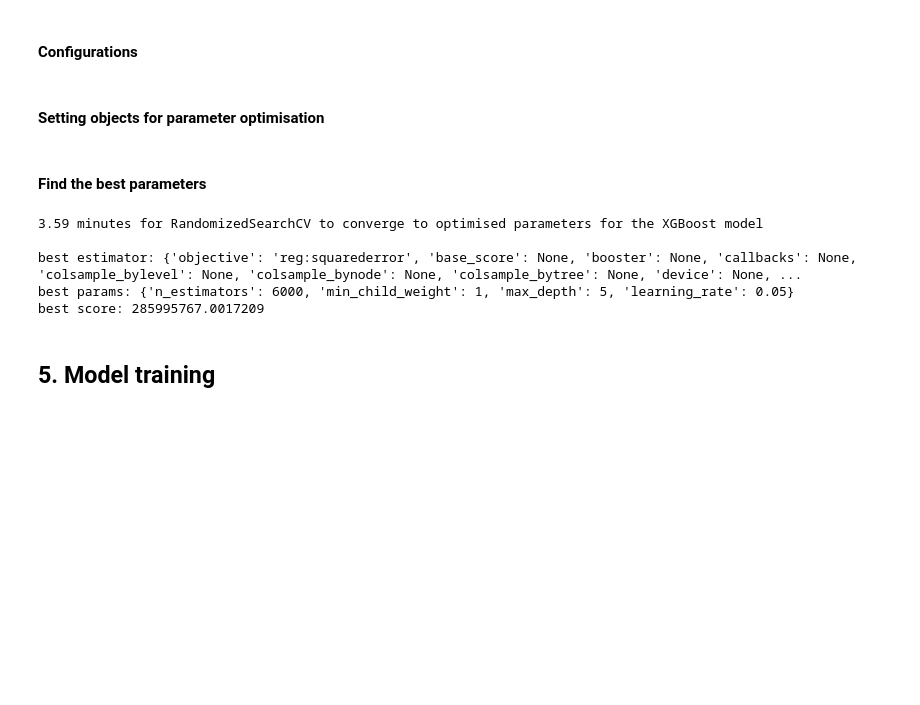
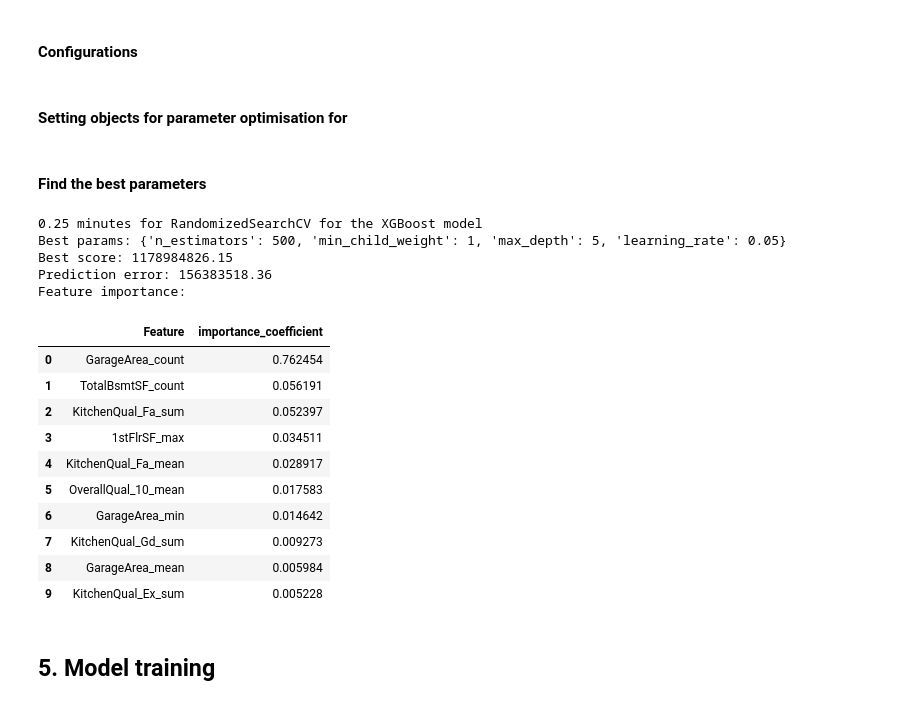
Before and after one commit to fokhrun/heritage_housing, a Jupyter notebook: jupyter_notebooks/model_training.ipynb, the cells around one changed output. Saved outputs shown, nothing was run; the diff lists cells and outputs as text; code cells hidden in the pictures; blank space fills up the shorter version.

```diff
--- a/jupyter_notebooks/model_training.ipynb
+++ b/jupyter_notebooks/model_training.ipynb
@@ -458,0 +466,17 @@ assert training_features.shape[1] - 1 == prediction_features.shape[1]
+# %%
+def get_feature_importance(estimator, data_columns):
+    feature_importance = pd.DataFrame(columns=["Feature", "importance_coefficient"])
+    importances = estimator.feature_importances_
+    for idx in range(len(data_columns) - 1):
+        feat = data_columns[idx]
+        coeff = importances[idx]
+        feature_importance.loc[idx] = (feat, coeff)
+    feature_importance = feature_importance\
+        .sort_values(by="importance_coefficient", ascending=False)\
+        .reset_index(drop=True)
+    return feature_importance
+
+def get_model_performance(estimator, testing_data, actuals):
+    prediction = estimator.predict(testing_data)
+    error = mean_squared_error(actuals, prediction)
+    return error
@@ -466,7 +492,7 @@ parameters_xgb = {
     "min_child_weight": [1, 1.5, 2]
 }
 # %% [markdown]
-#### Setting objects for parameter optimisation
+#### Setting objects for parameter optimisation for
 # %%
 xgb_regressor = xgb.XGBRegressor(random_state=random_state)
 
@@ -489,18 +515,34 @@ grid_fit_xgb = grid_obj_xgb.fit(X_cv, y_cv)
 xgb_opt = grid_fit_xgb.best_estimator_
 end = time()
 xgb_time = (end-start)/60 # Calculate training time
+# %%
+opt_feature_importance = get_feature_importance(estimator=xgb_opt, data_columns=data_columns)
+opt_error = get_model_performance(estimator=xgb_opt, testing_data=X_test, actuals=y_test)
 # %%
-print(f"{xgb_time:.2f} minutes for RandomizedSearchCV to converge to optimised parameters for the XGBoost model")
 print()
-print(f"best estimator: {xgb_opt.get_params()}")
-print(f"best params: {grid_fit_xgb.best_params_}")
-print(f"best score: {grid_fit_xgb.best_score_}")
+print(f"{xgb_time:.2f} minutes for RandomizedSearchCV for the XGBoost model")
+print(f"Best params: {grid_fit_xgb.best_params_}")
+print(f"Best score: {grid_fit_xgb.best_score_:.2f}")
+print(f"Prediction error: {opt_error:.2f}")
+print("Feature importance:")
+display(opt_feature_importance.head(10))
 # %% [output]
-3.59 minutes for RandomizedSearchCV to converge to optimised parameters for the XGBoost model
-
-best estimator: {'objective': 'reg:squarederror', 'base_score': None, 'booster': None, 'callbacks': None, 'colsample_bylevel': None, 'colsample_bynode': None, 'colsample_bytree': None, 'device': None, ...
-best params: {'n_estimators': 6000, 'min_child_weight': 1, 'max_depth': 5, 'learning_rate': 0.05}
-best score: 285995767.0017209
+0.25 minutes for RandomizedSearchCV for the XGBoost model
+Best params: {'n_estimators': 500, 'min_child_weight': 1, 'max_depth': 5, 'learning_rate': 0.05}
+Best score: 1178984826.15
+Prediction error: 156383518.36
+Feature importance:
+|  | Feature | importance_coefficient |
+| 0 | GarageArea_count | 0.762454 |
+| 1 | TotalBsmtSF_count | 0.056191 |
+| 2 | KitchenQual_Fa_sum | 0.052397 |
+| 3 | 1stFlrSF_max | 0.034511 |
+| 4 | KitchenQual_Fa_mean | 0.028917 |
+| 5 | OverallQual_10_mean | 0.017583 |
+| 6 | GarageArea_min | 0.014642 |
+| 7 | KitchenQual_Gd_sum | 0.009273 |
+| 8 | GarageArea_mean | 0.005984 |
+| 9 | KitchenQual_Ex_sum | 0.005228 |
 # %% [markdown]
 ## 5. Model training
 # %% [markdown]
```
Also changed, not shown: parts of 20 cells of this notebook, 1 other file.
